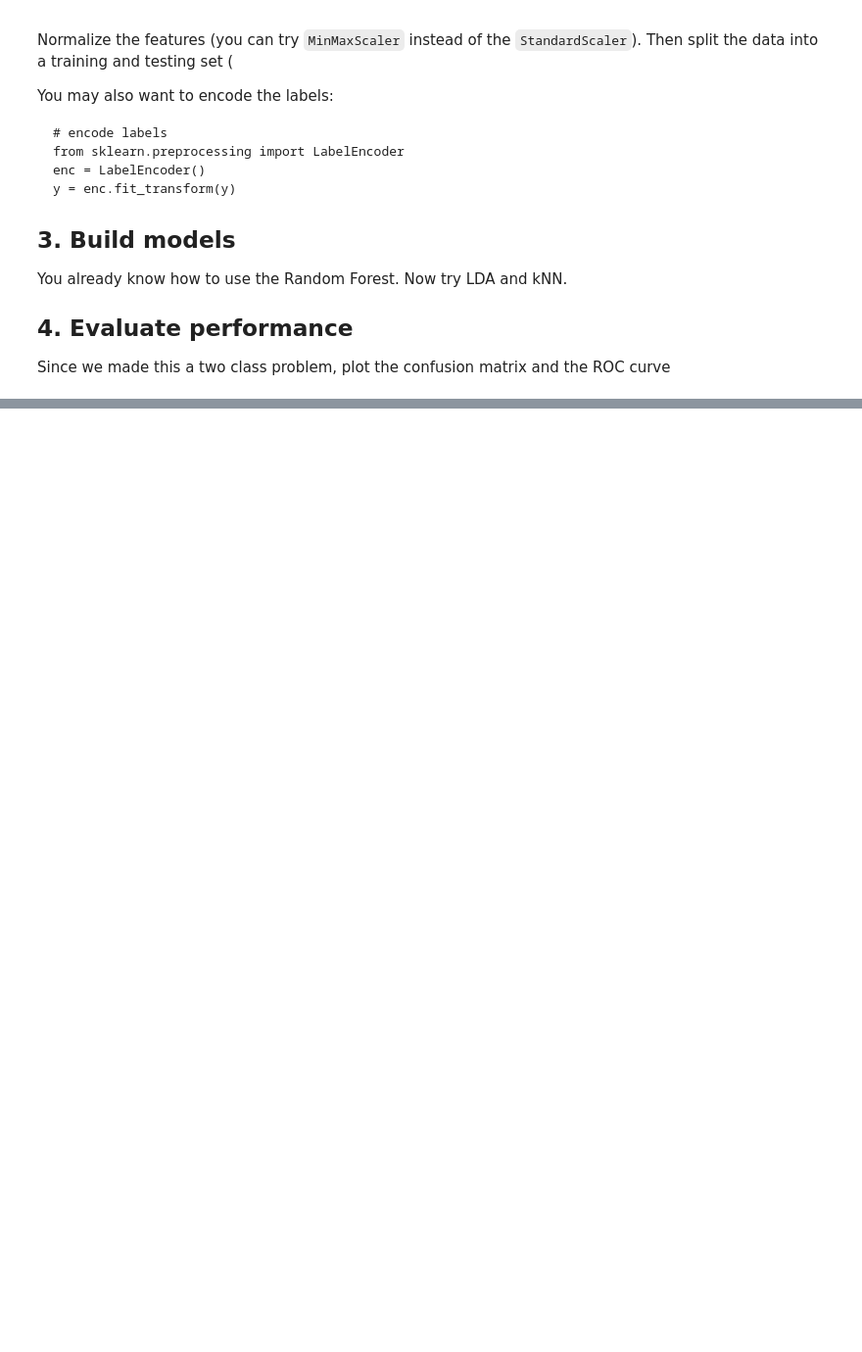
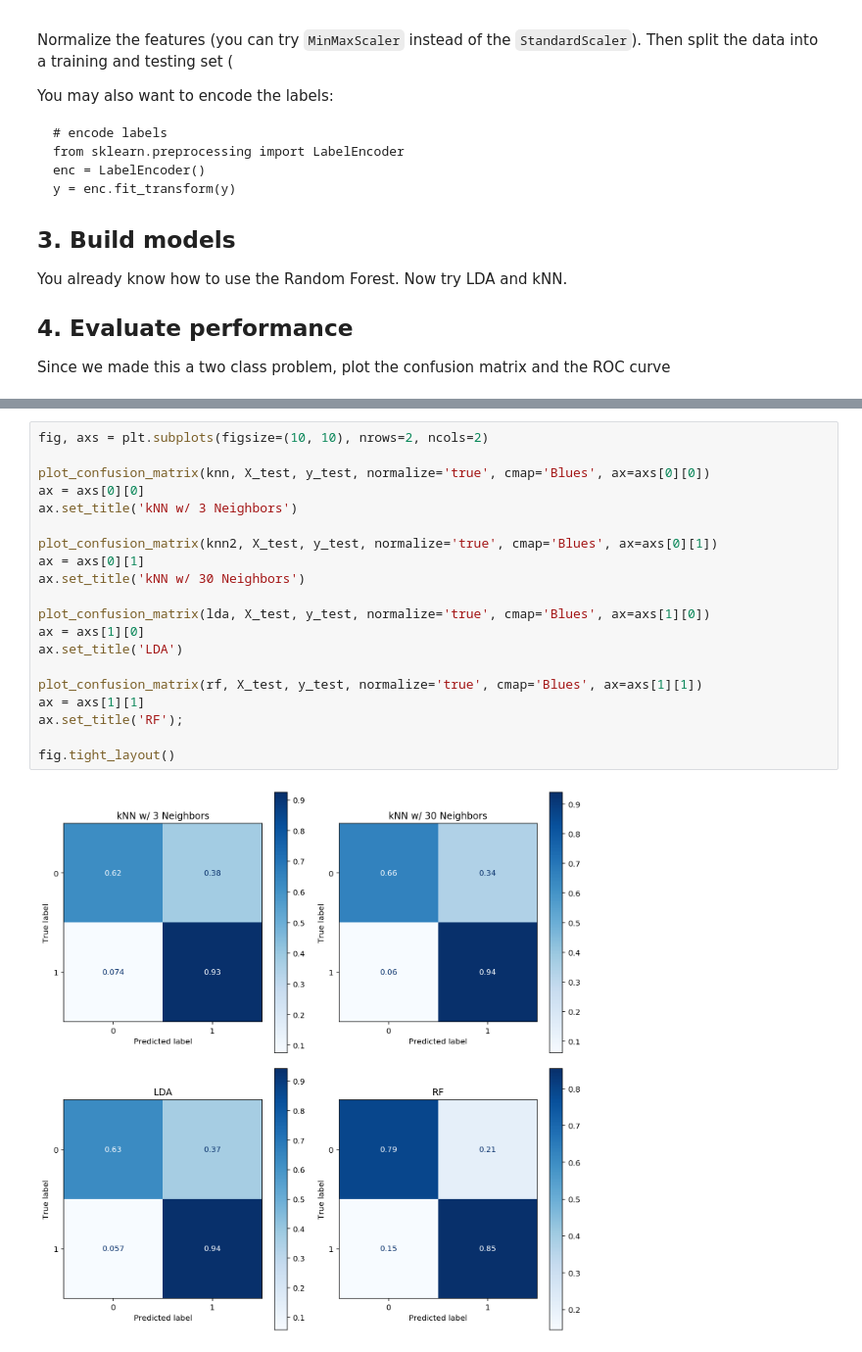
Before and after one commit to gnarayan/ast596_2020_Spring, a Jupyter notebook: lecture/14/week14.ipynb, the cells around one changed output, grey strips where cells are left out. Shown: that part at 98% size. Saved outputs shown, nothing was run; the diff lists cells and outputs as text; blank space fills up the shorter version.

```diff
--- a/lecture/14/week14.ipynb
+++ b/lecture/14/week14.ipynb
@@ -488,0 +579,22 @@ Table length=14034
+# %%
+fig, axs = plt.subplots(figsize=(10, 10), nrows=2, ncols=2)
+
+plot_confusion_matrix(knn, X_test, y_test, normalize='true', cmap='Blues', ax=axs[0][0])
+ax = axs[0][0]
+ax.set_title('kNN w/ 3 Neighbors')
+
+plot_confusion_matrix(knn2, X_test, y_test, normalize='true', cmap='Blues', ax=axs[0][1])
+ax = axs[0][1]
+ax.set_title('kNN w/ 30 Neighbors')
+
+plot_confusion_matrix(lda, X_test, y_test, normalize='true', cmap='Blues', ax=axs[1][0])
+ax = axs[1][0]
+ax.set_title('LDA')
+
+plot_confusion_matrix(rf, X_test, y_test, normalize='true', cmap='Blues', ax=axs[1][1])
+ax = axs[1][1]
+ax.set_title('RF');
+
+fig.tight_layout()
+# %% [output]
+[figure, added]
```
Also changed, not shown: parts of 9 cells of this notebook.
